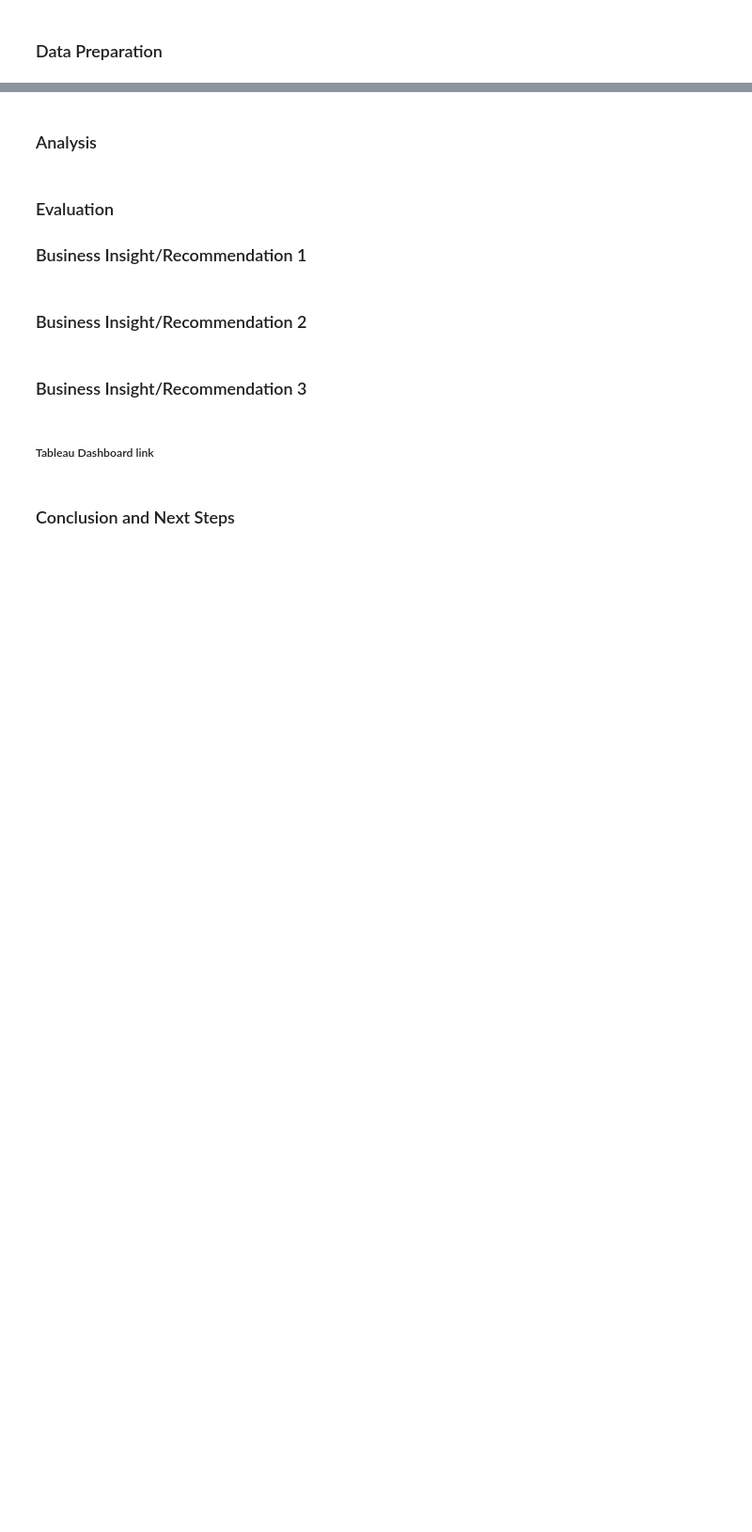
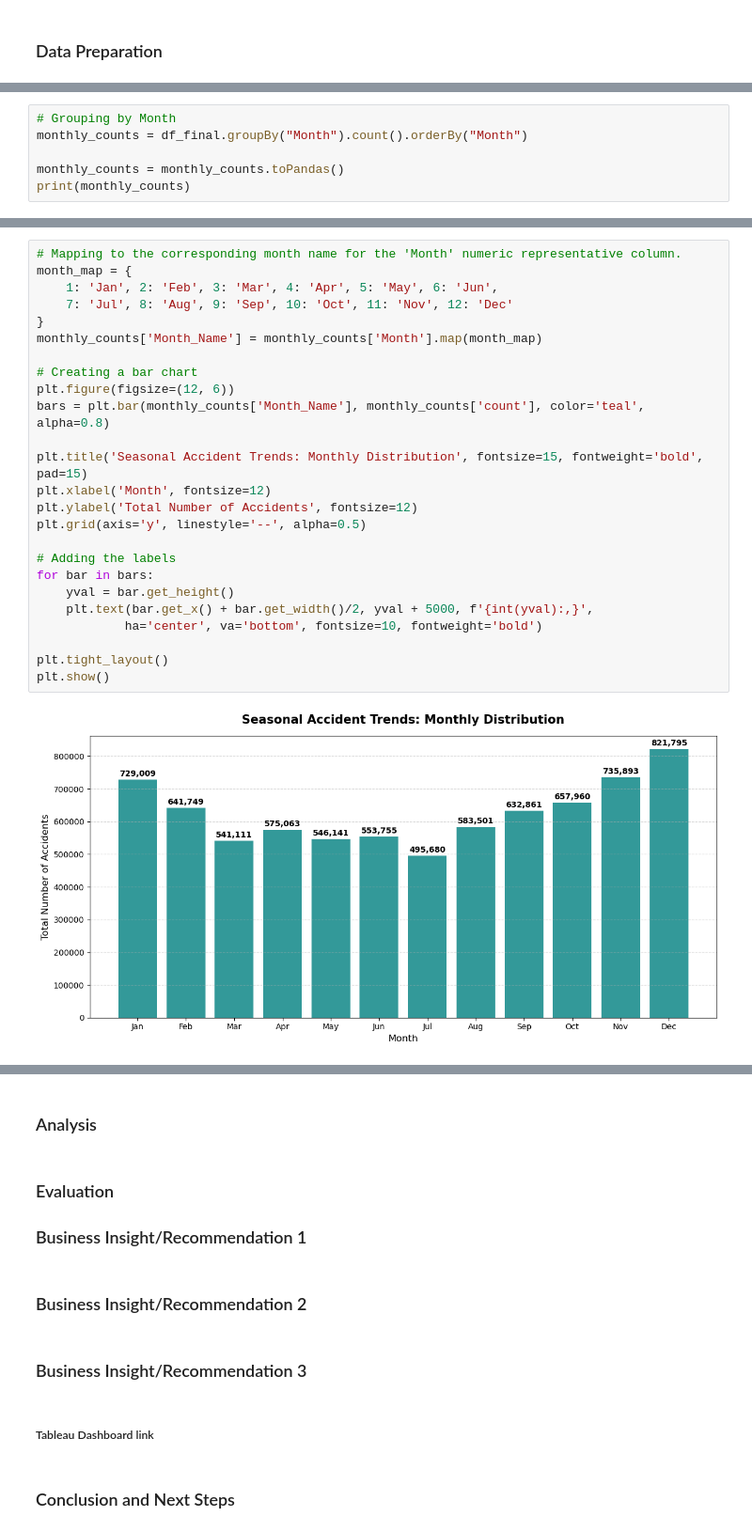
Before and after one commit to AAshishG70/us_traffic_accidents_analysis, a Jupyter notebook: us_traffic_accidents_analysis.ipynb, the cells around one changed output, grey strips where cells are left out. Shown at 94% size. Saved outputs shown, nothing was run; the diff lists cells and outputs as text; blank space fills up the shorter version.

```diff
--- a/us_traffic_accidents_analysis.ipynb
+++ b/us_traffic_accidents_analysis.ipynb
@@ -77,0 +396,6 @@ spark.stop()
+# %%
+# Grouping by Month
+monthly_counts = df_final.groupBy("Month").count().orderBy("Month")
+
+monthly_counts = monthly_counts.toPandas()
+print(monthly_counts)
@@ -77,0 +416,27 @@ spark.stop()
+# %%
+# Mapping to the corresponding month name for the 'Month' numeric representative column.
+month_map = {
+    1: 'Jan', 2: 'Feb', 3: 'Mar', 4: 'Apr', 5: 'May', 6: 'Jun',
+    7: 'Jul', 8: 'Aug', 9: 'Sep', 10: 'Oct', 11: 'Nov', 12: 'Dec'
+}
+monthly_counts['Month_Name'] = monthly_counts['Month'].map(month_map)
+
+# Creating a bar chart
+plt.figure(figsize=(12, 6))
+bars = plt.bar(monthly_counts['Month_Name'], monthly_counts['count'], color='teal', alpha=0.8)
+
+plt.title('Seasonal Accident Trends: Monthly Distribution', fontsize=15, fontweight='bold', pad=15)
+plt.xlabel('Month', fontsize=12)
+plt.ylabel('Total Number of Accidents', fontsize=12)
+plt.grid(axis='y', linestyle='--', alpha=0.5)
+
+# Adding the labels
+for bar in bars:
+    yval = bar.get_height()
+    plt.text(bar.get_x() + bar.get_width()/2, yval + 5000, f'{int(yval):,}',
+            ha='center', va='bottom', fontsize=10, fontweight='bold')
+
+plt.tight_layout()
+plt.show()
+# %% [output]
+[figure, added]
```
Also changed, not shown: parts of 47 cells of this notebook.
